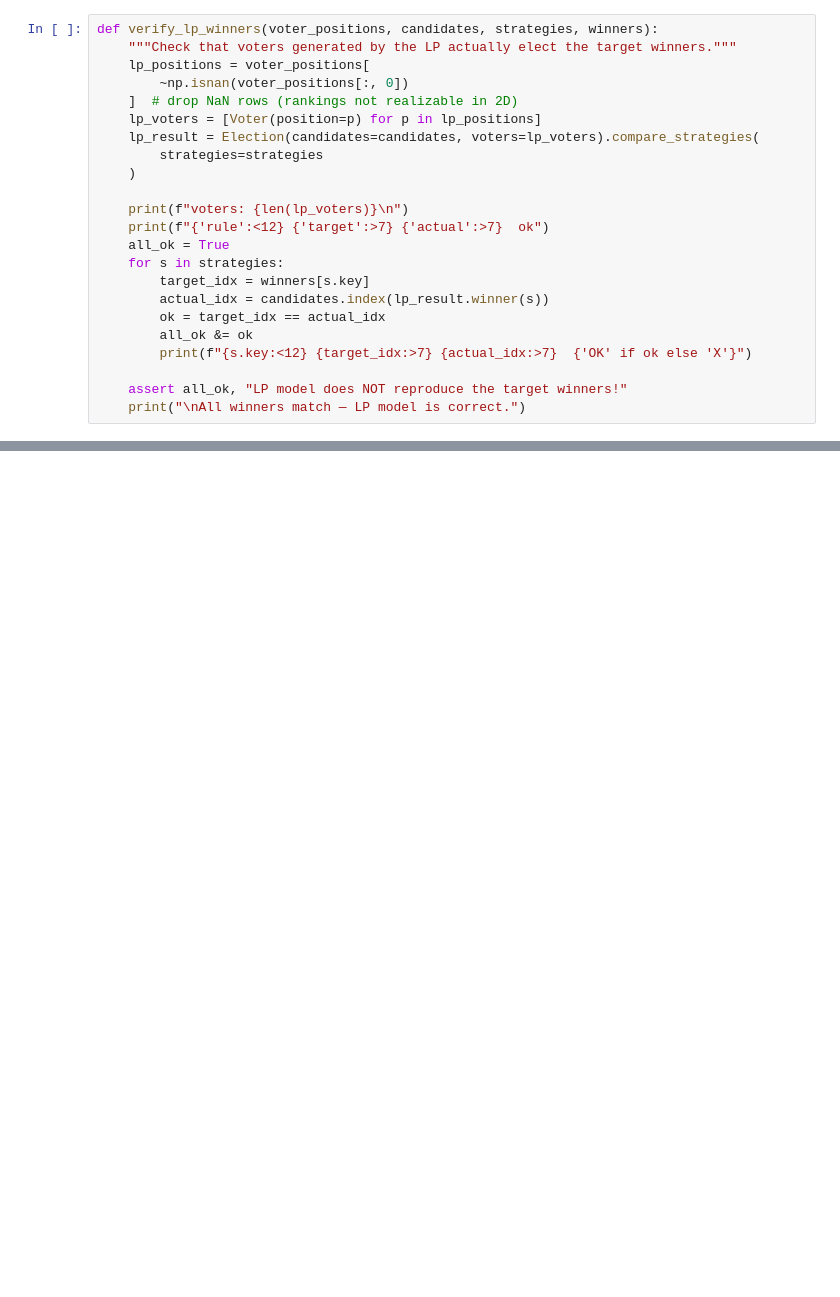
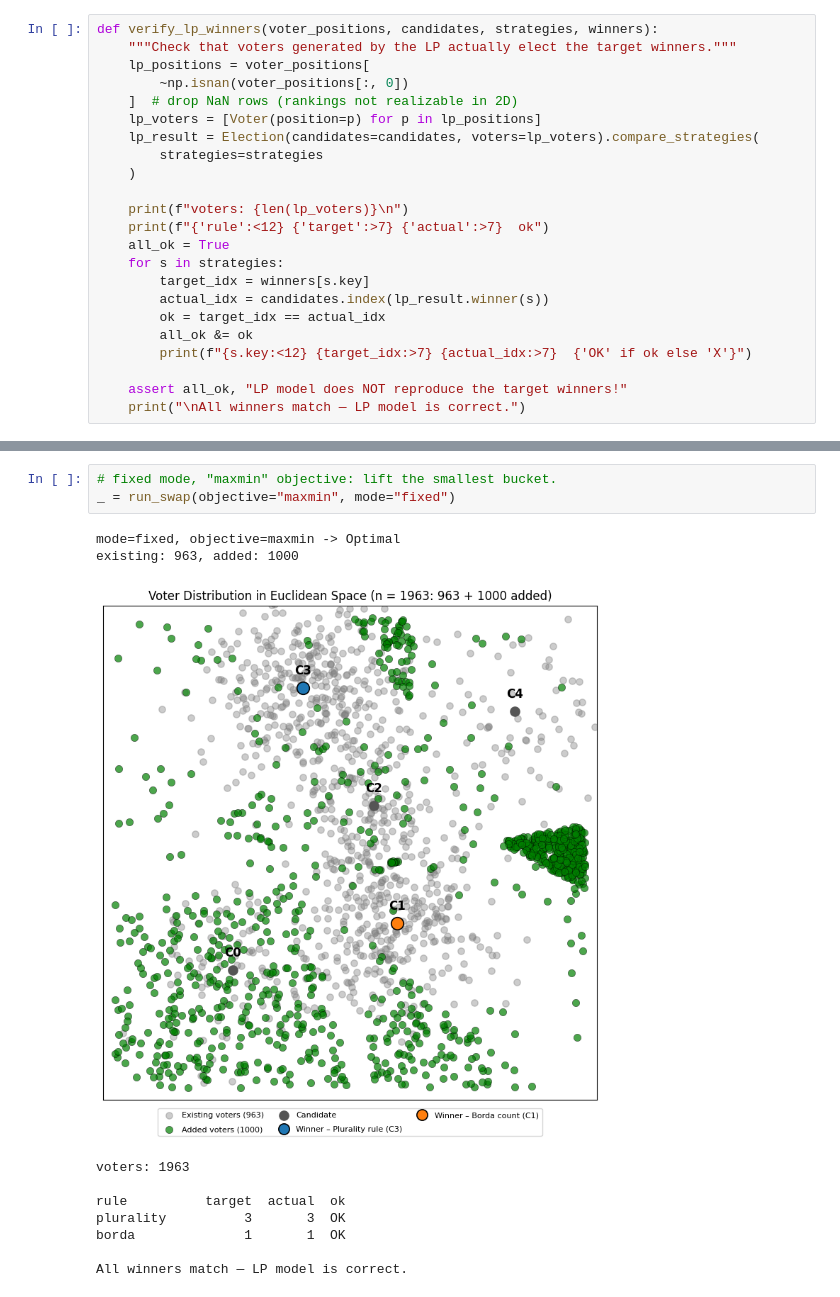
Before and after one commit to pawlowiczf/Euclidean-choices, a Jupyter notebook: code/main/lp-one.ipynb, the cells around one changed output, grey strips where cells are left out. Drawn from its saved outputs; the diff is of its cells as text; blank space fills up the shorter version.

```diff
--- a/code/main/lp-one.ipynb
+++ b/code/main/lp-one.ipynb
@@ -59,0 +174,14 @@ N_CANDIDATES = 3
+# %%
+# fixed mode, "maxmin" objective: lift the smallest bucket.
+_ = run_swap(objective="maxmin", mode="fixed")
+# %% [output]
+mode=fixed, objective=maxmin -> Optimal
+existing: 963, added: 1000
+[figure, added]
+voters: 1963
+
+rule          target  actual  ok
+plurality          3       3  OK
+borda              1       1  OK
+
+All winners match — LP model is correct.
```
Also changed, not shown: parts of 18 cells of this notebook, 3 other files.
